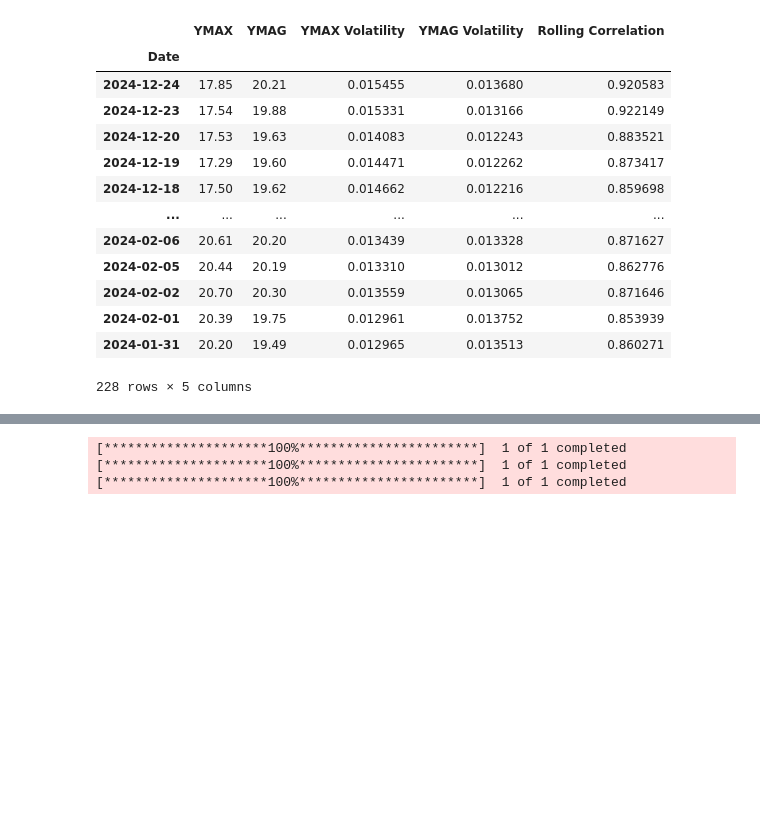
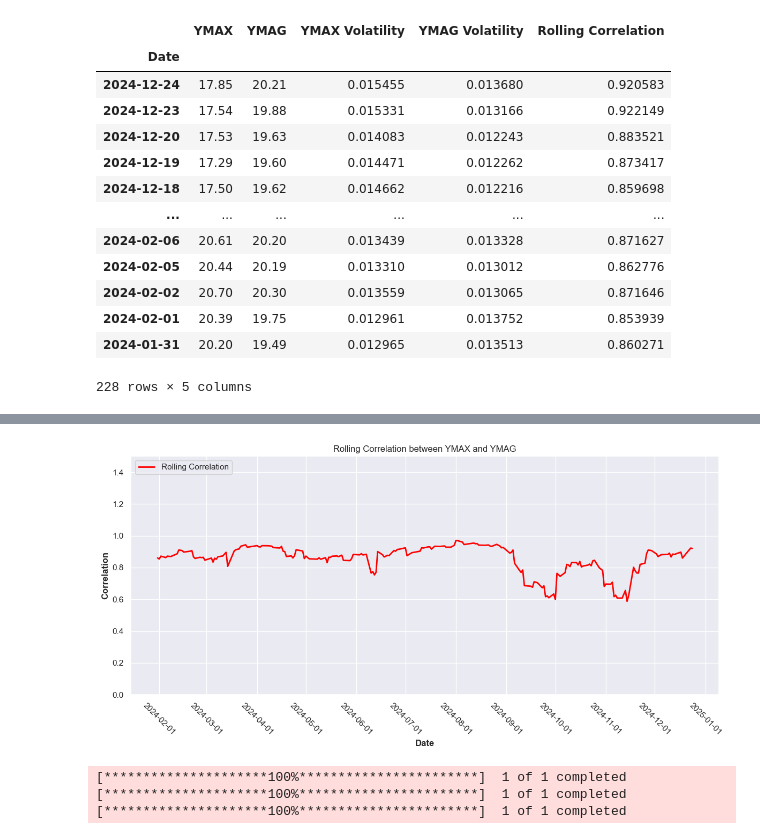
Before and after one commit to BensonMunene/Ratios-Strategy-App, a Jupyter notebook: Codes/Backtester Algorithm1.ipynb, the cells around one changed output, grey strips where cells are left out. Cells and saved outputs as stored; diff of their text form; code cells hidden in the pictures; blank space fills up the shorter version.

```diff
--- a/Codes/Backtester Algorithm1.ipynb
+++ b/Codes/Backtester Algorithm1.ipynb
@@ -366,3 +293,39 @@ display.display(Rolling_Corr)
+# %%
+# Optional: Set a dark-themed style similar to Plotly's dark mode
+sns.set_theme(style="darkgrid")  # You can remove or change this style if you prefer
+
+# Ensure the DataFrame index is in datetime format
+YMAX_YMAG_df.index = pd.to_datetime(YMAX_YMAG_df.index)
+
+# Create the figure and axis
+fig, ax = plt.subplots(figsize=(12, 6))
+
+# Plot Rolling Correlation (red)
+ax.plot(YMAX_YMAG_df.index, YMAX_YMAG_df["Rolling Correlation"], color="red", label="Rolling Correlation", linewidth=2)
+
+# Set title and axis labels
+ax.set_title("Rolling Correlation between YMAX and YMAG")
+ax.set_xlabel("Date")
+ax.set_ylabel("Correlation")
+
+# Set the y-axis range to [0, 1.5]
+ax.set_ylim([0, 1.5])
+
+# Format the x-axis dates: auto locator and formatter
+ax.xaxis.set_major_locator(mdates.AutoDateLocator())
+ax.xaxis.set_major_formatter(mdates.DateFormatter('%Y-%m-%d'))
+
+# Rotate x-axis labels for better readability
+plt.xticks(rotation=-45)
+
+# Position the legend at the top-left
+ax.legend(loc="upper left")
+
+# Adjust layout and display the plot
+plt.tight_layout()
+plt.show()
+# %% [output]
+[figure, added]
 # %%
 # Download the data of VIX, VVIX, and QQQ ETF
 VIX = yf.download('^VIX', start='2024-01-01', end='2025-01-30')
```
Also changed, not shown: parts of 24 cells of this notebook, 2 other files.
